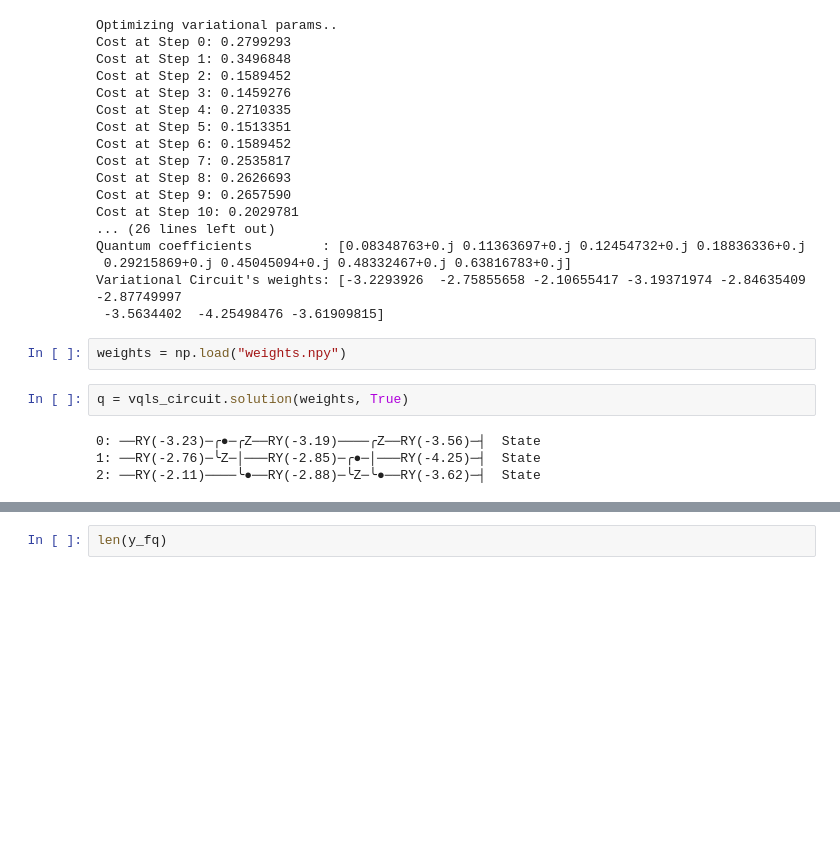
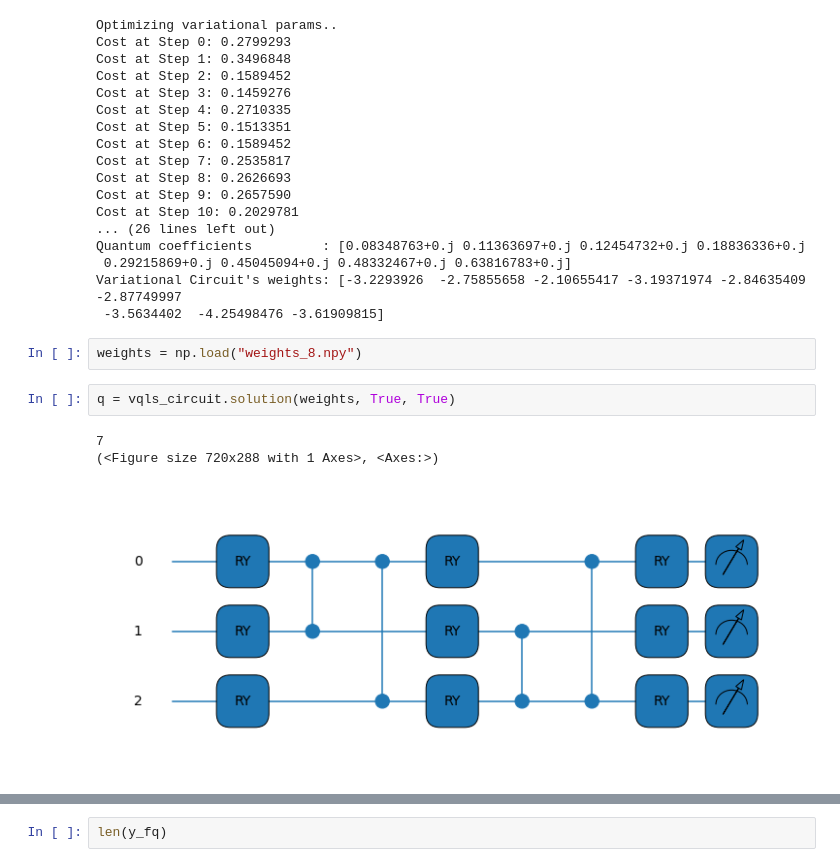
Before and after one commit to inajetovic/Variational-Quantum-Splines, a Jupyter notebook: test.ipynb, the cells around one changed output, grey strips where cells are left out. Saved outputs shown, nothing was run; the diff lists cells and outputs as text; blank space fills up the shorter version.

Commit message:
visualization and depth of the circuit

```diff
--- a/test.ipynb
+++ b/test.ipynb
@@ -98,10 +485,10 @@ Quantum coefficients         : [0.08348763+0.j 0.11363697+0.j 0.12454732+0.j 0.1
 Variational Circuit's weights: [-3.2293926  -2.75855658 -2.10655417 -3.19371974 -2.84635409 -2.87749997
  -3.5634402  -4.25498476 -3.61909815]
 # %%
-weights = np.load("weights.npy")
+weights = np.load("weights_8.npy")
 # %%
-q = vqls_circuit.solution(weights, True)
+q = vqls_circuit.solution(weights, True, True)
 # %% [output]
-0: ──RY(-3.23)─╭●─╭Z──RY(-3.19)────╭Z──RY(-3.56)─┤  State
-1: ──RY(-2.76)─╰Z─│───RY(-2.85)─╭●─│───RY(-4.25)─┤  State
-2: ──RY(-2.11)────╰●──RY(-2.88)─╰Z─╰●──RY(-3.62)─┤  State
+7
+(<Figure size 720x288 with 1 Axes>, <Axes:>)
+[figure, added]
```
Also changed, not shown: parts of 6 cells of this notebook, 1 other file.
